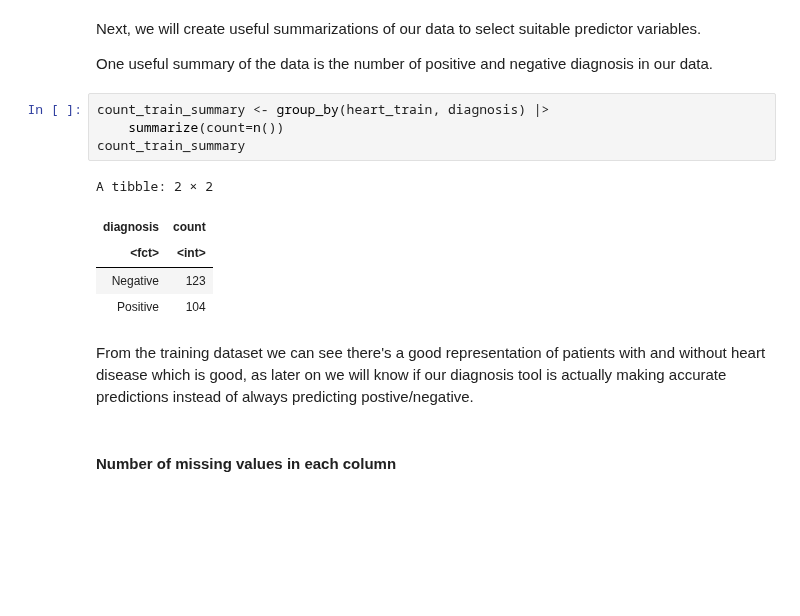
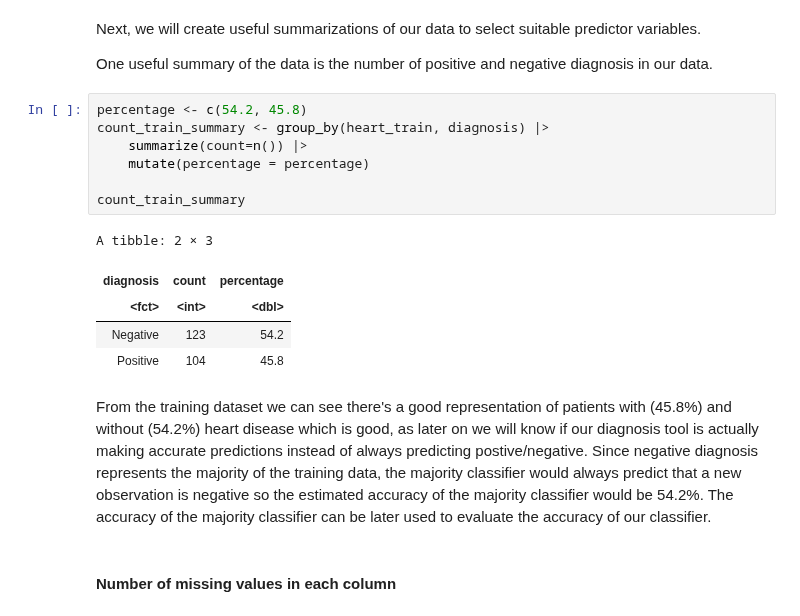
Before and after one commit to kaialami/dsci-007-group-45, a Jupyter notebook: Final-Project.ipynb, the cells around one changed output. Saved outputs shown, nothing was run; the diff lists cells and outputs as text; blank space fills up the shorter version.

```diff
--- a/Final-Project.ipynb
+++ b/Final-Project.ipynb
@@ -116,17 +116,20 @@ Next, we will create useful summarizations of our data to select suitable predic
 
 One useful summary of the data is the number of positive and negative diagnosis in our data.
 # %%
+percentage <- c(54.2, 45.8)
 count_train_summary <- group_by(heart_train, diagnosis) |>
-    summarize(count=n())
+    summarize(count=n()) |>
+    mutate(percentage = percentage)
+
 count_train_summary
 # %% [output]
-A tibble: 2 × 2
+A tibble: 2 × 3
-| diagnosis | count |
-| <fct> | <int> |
-| Negative | 123 |
-| Positive | 104 |
+| diagnosis | count | percentage |
+| <fct> | <int> | <dbl> |
+| Negative | 123 | 54.2 |
+| Positive | 104 | 45.8 |
 # %% [markdown]
-From the training dataset we can see there's a good representation of patients with and without heart disease which is good, as later on we will know if our diagnosis tool is actually making accurate predictions instead of always predicting postive/negative.
+From the training dataset we can see there's a good representation of patients with (45.8%) and without (54.2%) heart disease which is good, as later on we will know if our diagnosis tool is actually making accurate predictions instead of always predicting postive/negative. Since negative diagnosis represents the majority of the training data, the majority classifier would always predict that a new observation is negative so the estimated accuracy of the majority classifier would be 54.2%. The accuracy of the majority classifier can be later used to evaluate the accuracy of our classifier.
 # %% [markdown]
 #### **Number of missing values in each column**
 # %% [markdown]
```
Also changed, not shown: parts of 8 cells of this notebook.
